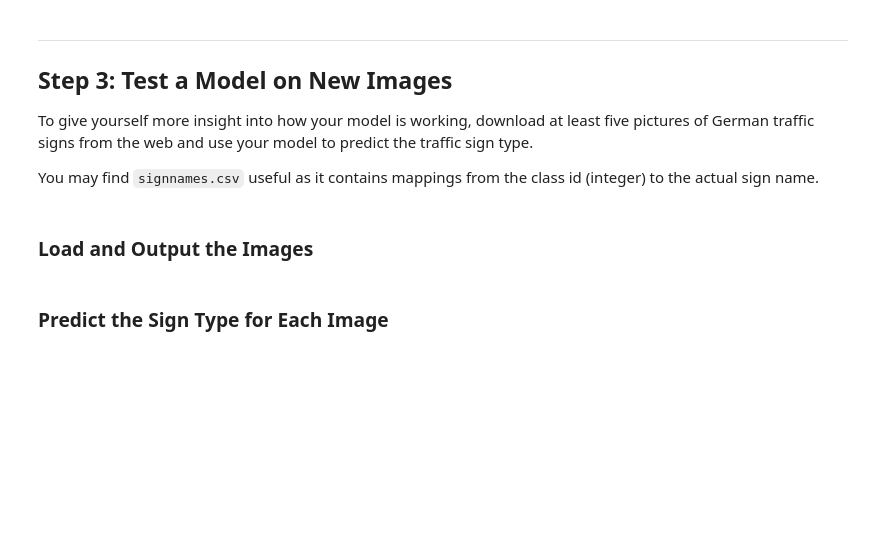
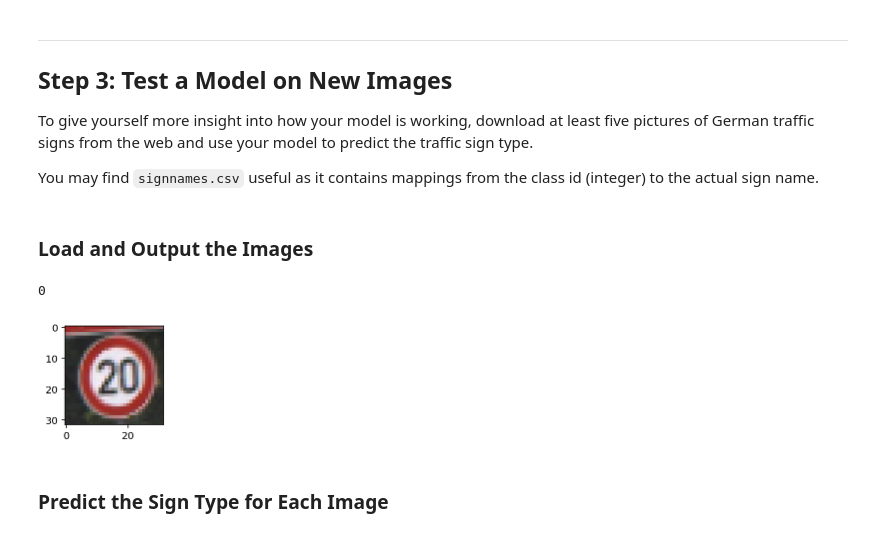
Before and after one commit to chanwooyang/Udacity-SDCND, a Jupyter notebook: T1-P2-TrafficSignClassifier/Traffic_Sign_Classifier.ipynb, the cells around one changed output. Drawn from its saved outputs; the diff is of its cells as text; code cells hidden in the pictures; blank space fills up the shorter version.

```diff
--- a/T1-P2-TrafficSignClassifier/Traffic_Sign_Classifier.ipynb
+++ b/T1-P2-TrafficSignClassifier/Traffic_Sign_Classifier.ipynb
@@ -466,6 +467,20 @@ You may find `signnames.csv` useful as it contains mappings from the class id (i
 # %%
 ### Load the images and plot them here.
 ### Feel free to use as many code cells as needed.
+%matplotlib inline
+%config InlineBackend.figure_format = 'retina'
+
+index = np.random.randint(0, n_test)
+image_sample = X_test[index]
+norm_image_sample = norm_X_test[index]
+
+plt.figure()
+plt.subplot(211)
+plt.imshow(image_sample)
+print(y_test[index])
+# %% [output]
+0
+[figure, added]
 # %% [markdown]
 ### Predict the Sign Type for Each Image
 # %%
```
Also changed, not shown: parts of 8 cells of this notebook.
